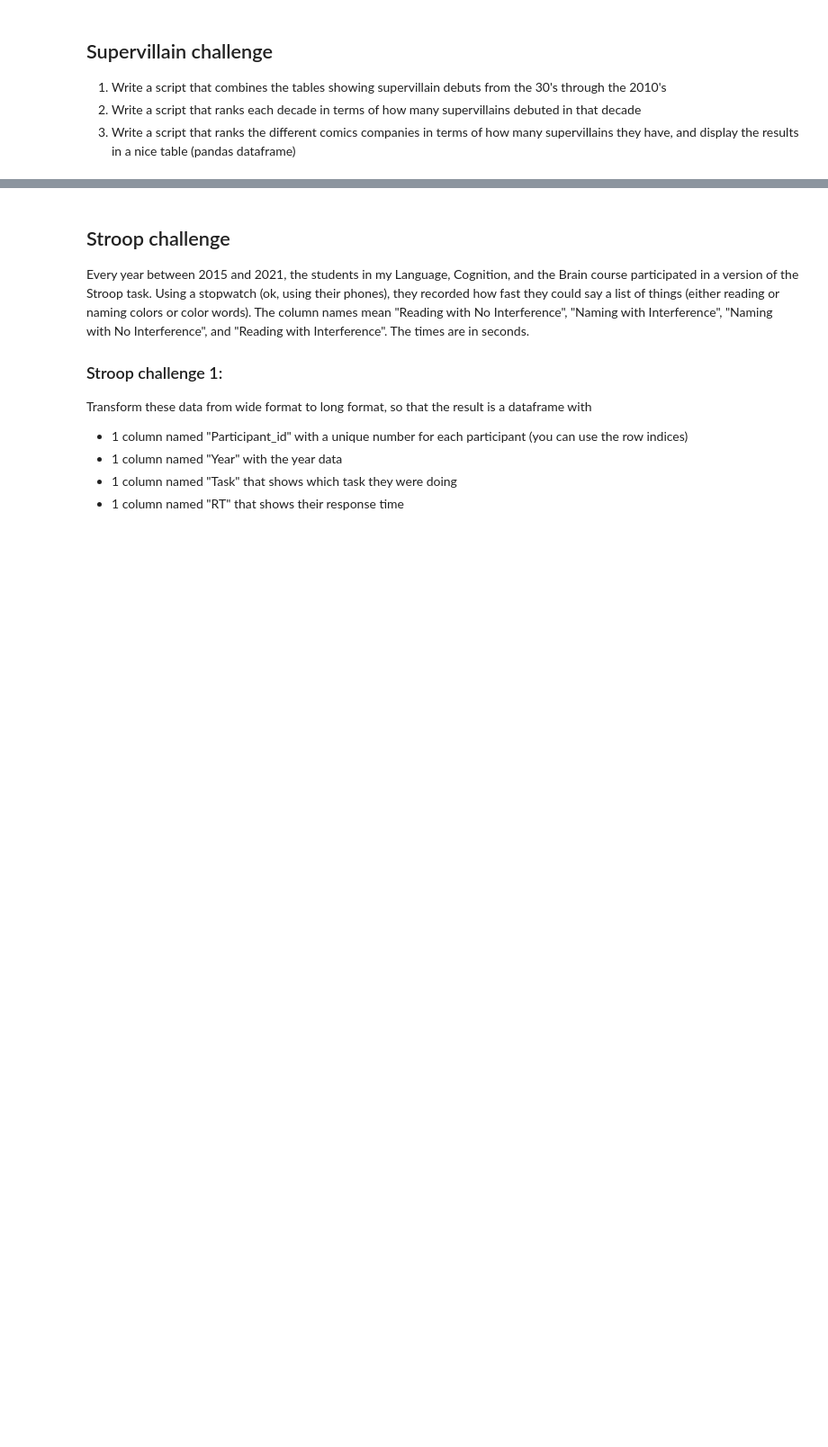
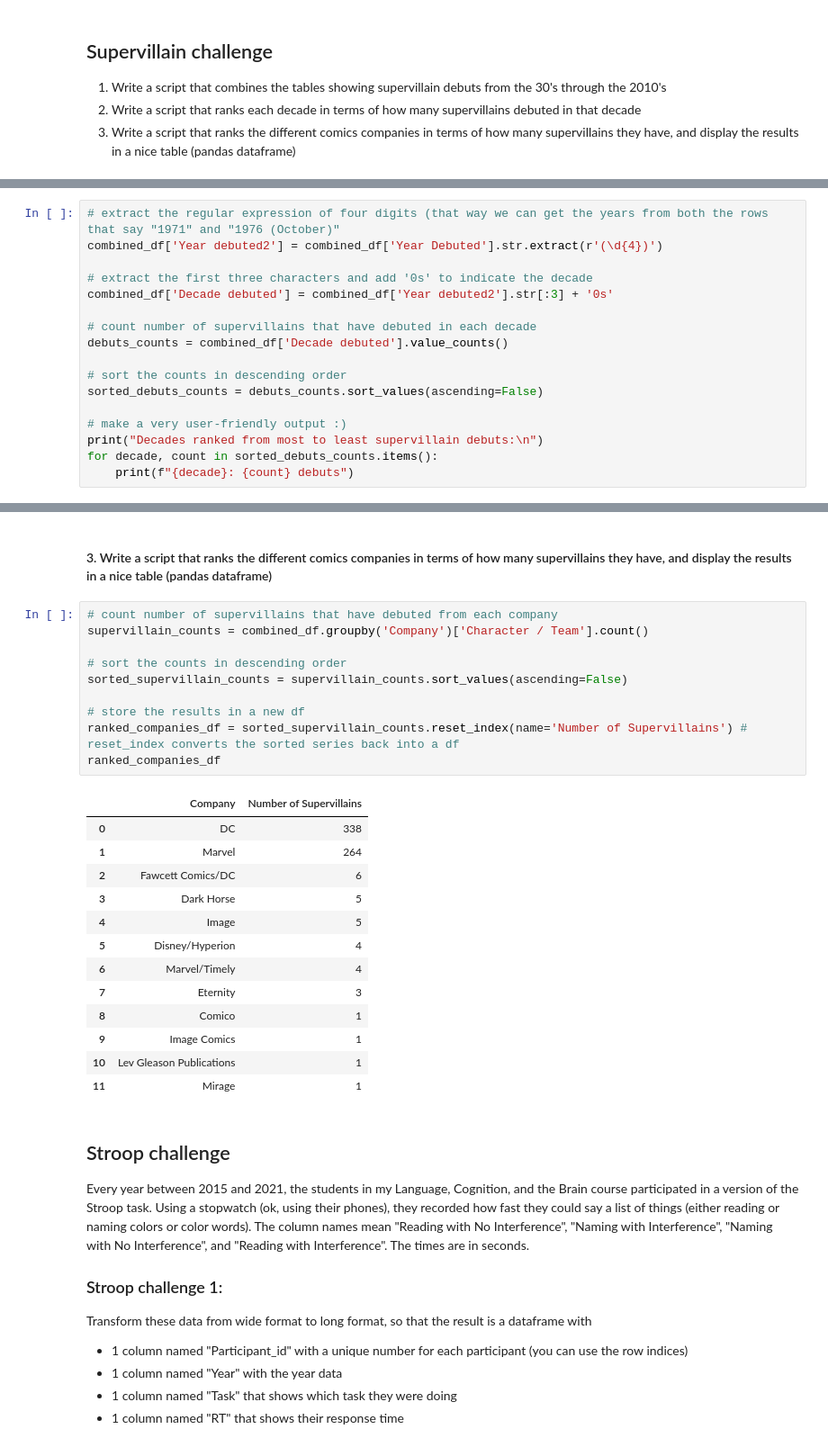
Before and after one commit to soerinev/CulturalDataScience, a Jupyter notebook: class_notes_and_exercises/fun_with_pandas.ipynb, the cells around one changed output, grey strips where cells are left out. Shown: that part at 90% size. Saved outputs shown, nothing was run; the diff lists cells and outputs as text; blank space fills up the shorter version.

```diff
--- a/class_notes_and_exercises/fun_with_pandas.ipynb
+++ b/class_notes_and_exercises/fun_with_pandas.ipynb
@@ -306,0 +340,17 @@ rawdata = pd.read_html("https://en.wikipedia.org/wiki/List_of_comic_book_supervi
+# %%
+# extract the regular expression of four digits (that way we can get the years from both the rows that say "1971" and "1976 (October)"
+combined_df['Year debuted2'] = combined_df['Year Debuted'].str.extract(r'(\d{4})')
+
+# extract the first three characters and add '0s' to indicate the decade
+combined_df['Decade debuted'] = combined_df['Year debuted2'].str[:3] + '0s'
+
+# count number of supervillains that have debuted in each decade
+debuts_counts = combined_df['Decade debuted'].value_counts()
+
+# sort the counts in descending order
+sorted_debuts_counts = debuts_counts.sort_values(ascending=False)
+
+# make a very user-friendly output :)
+print("Decades ranked from most to least supervillain debuts:\n")
+for decade, count in sorted_debuts_counts.items():
+    print(f"{decade}: {count} debuts")
@@ -307,3 +369,29 @@ rawdata = pd.read_html("https://en.wikipedia.org/wiki/List_of_comic_book_supervi
+# %% [markdown]
+#### 3. Write a script that ranks the different comics companies in terms of how many supervillains they have, and display the results in a nice table (pandas dataframe)
+# %%
+# count number of supervillains that have debuted from each company
+supervillain_counts = combined_df.groupby('Company')['Character / Team'].count()
+
+# sort the counts in descending order
+sorted_supervillain_counts = supervillain_counts.sort_values(ascending=False)
+
+# store the results in a new df
+ranked_companies_df = sorted_supervillain_counts.reset_index(name='Number of Supervillains') # reset_index converts the sorted series back into a df
+ranked_companies_df
+# %% [output]
+|  | Company | Number of Supervillains |
+| 0 | DC | 338 |
+| 1 | Marvel | 264 |
+| 2 | Fawcett Comics/DC | 6 |
+| 3 | Dark Horse | 5 |
+| 4 | Image | 5 |
+| 5 | Disney/Hyperion | 4 |
+| 6 | Marvel/Timely | 4 |
+| 7 | Eternity | 3 |
+| 8 | Comico | 1 |
+| 9 | Image Comics | 1 |
+| 10 | Lev Gleason Publications | 1 |
+| 11 | Mirage | 1 |
 # %% [markdown]
 ## Stroop challenge
 
```
Also changed, not shown: parts of 7 cells of this notebook.
